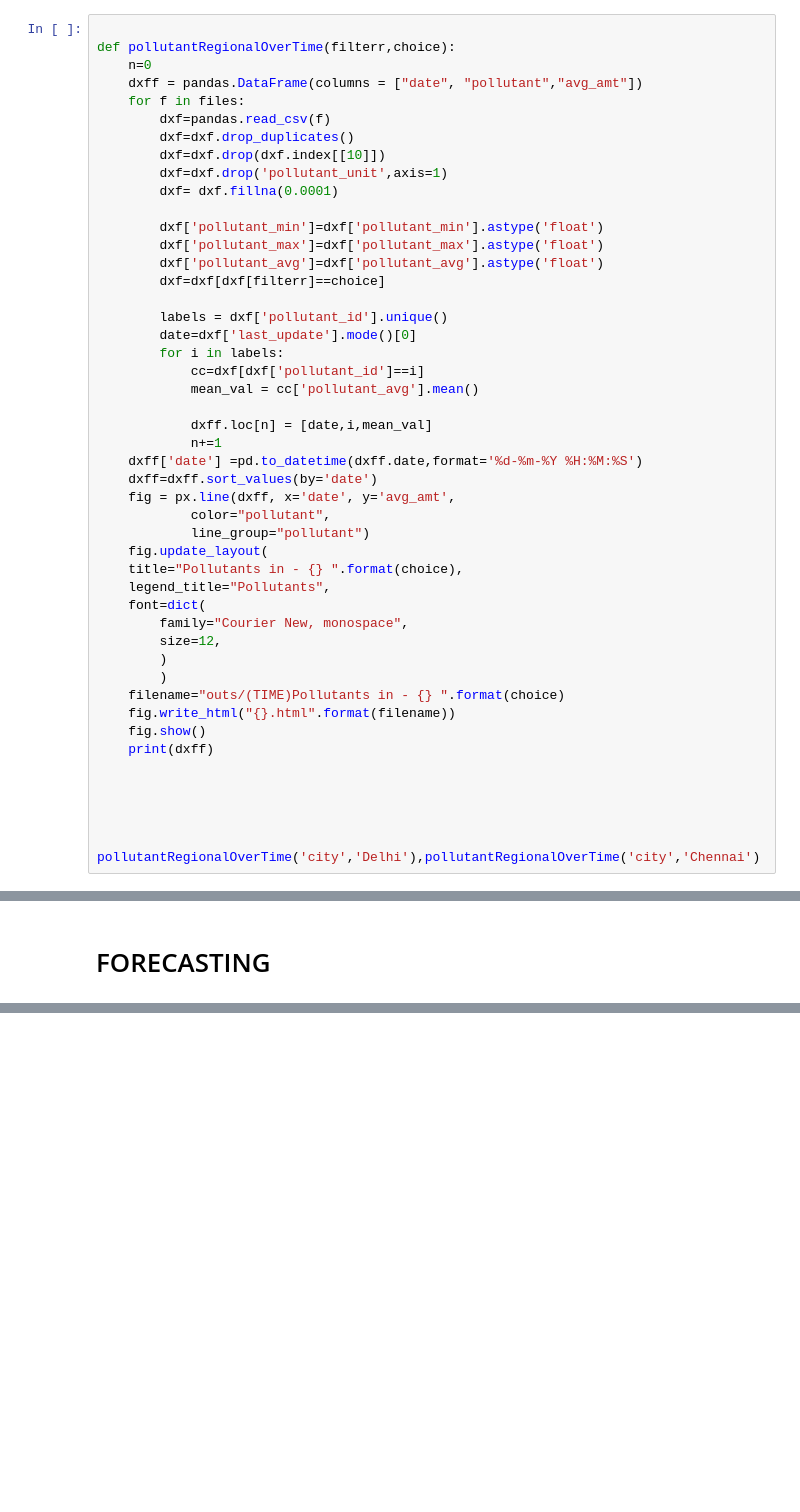
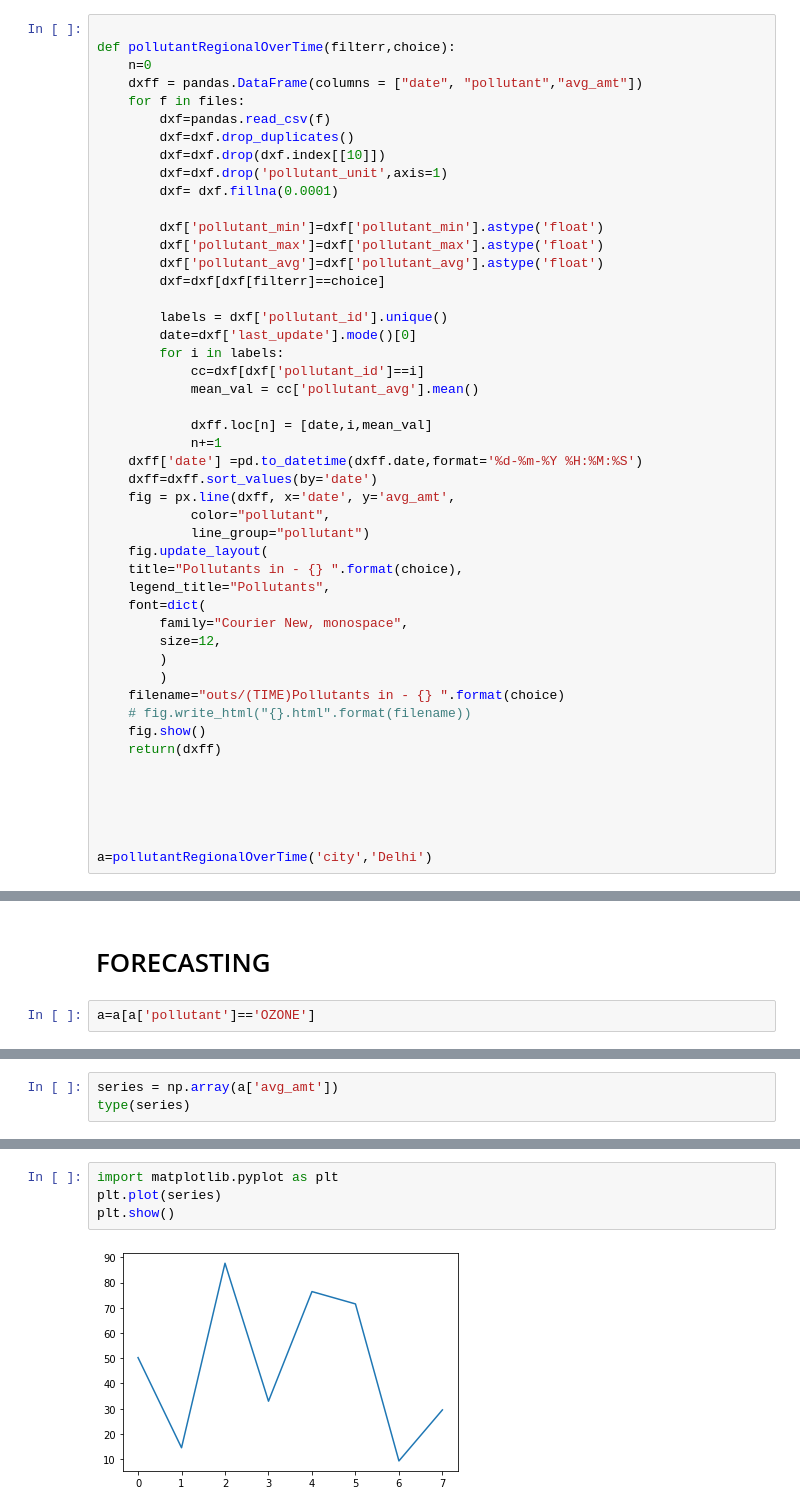
Before and after one commit to deeprajbasu/Air-quality, a Jupyter notebook: notebook.ipynb, the cells around one changed output, grey strips where cells are left out. Saved outputs shown, nothing was run; the diff lists cells and outputs as text; blank space fills up the shorter version.

```diff
--- a/notebook.ipynb
+++ b/notebook.ipynb
@@ -213,12 +214,12 @@ def pollutantRegionalOverTime(filterr,choice):
         )
         )
     filename="outs/(TIME)Pollutants in - {} ".format(choice)
-    fig.write_html("{}.html".format(filename))
+    # fig.write_html("{}.html".format(filename))
     fig.show()
-    print(dxff)
+    return(dxff)
 
 
 
 
 
-pollutantRegionalOverTime('city','Delhi'),pollutantRegionalOverTime('city','Chennai')
+a=pollutantRegionalOverTime('city','Delhi')
@@ -244,2 +226,4 @@ pollutantRegionalOverTime('city','Delhi'),pollutantRegionalOverTime('city','Chen
 # %% [markdown]
 # FORECASTING
+# %%
+a=a[a['pollutant']=='OZONE']
@@ -245,0 +244,3 @@ pollutantRegionalOverTime('city','Delhi'),pollutantRegionalOverTime('city','Chen
+# %%
+series = np.array(a['avg_amt'])
+type(series)
@@ -245,0 +251,6 @@ pollutantRegionalOverTime('city','Delhi'),pollutantRegionalOverTime('city','Chen
+# %%
+import matplotlib.pyplot as plt
+plt.plot(series)
+plt.show()
+# %% [output]
+[figure, added]
```
Also changed, not shown: parts of 18 cells of this notebook, 1 other file.
